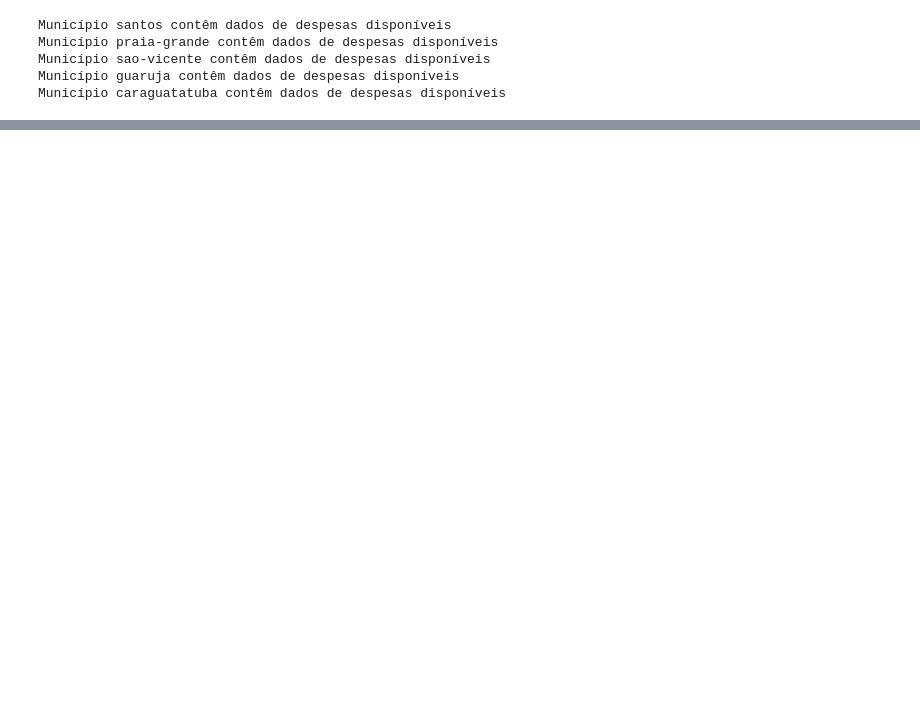
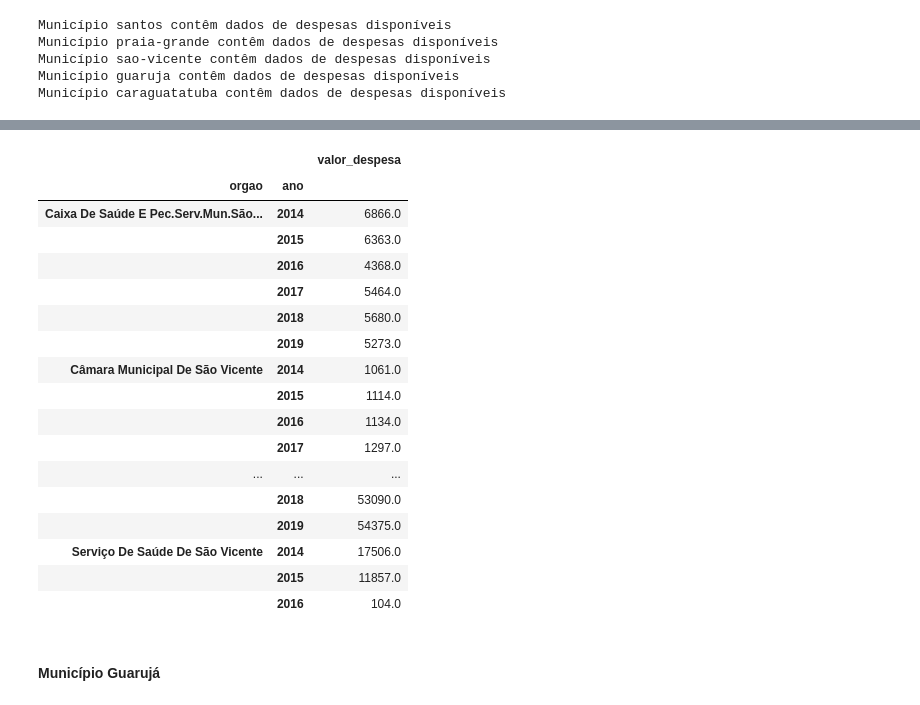
Before and after one commit to jadeSales/projeto_tce, a Jupyter notebook: Projeto/dados_tce.ipynb, the cells around one changed output, grey strips where cells are left out. Cells and saved outputs as stored; diff of their text form; code cells hidden in the pictures; blank space fills up the shorter version.

```diff
--- a/Projeto/dados_tce.ipynb
+++ b/Projeto/dados_tce.ipynb
@@ -197,0 +270,7 @@ df_praia_grande = df_praia_grande.drop(['evento', 'nr_empenho', 'id_fornecedor',
+# %%
+#Chama as funções de transformação
+df_mun_df_sao_vicente = deleta_duplicidade(df_sao_vicente)
+df_mun_df_sao_vicente = deleta_colunas(df_mun_df_sao_vicente)
+df_mun_df_sao_vicente = deleta_linha_vazia(df_mun_df_sao_vicente)
+df_mun_df_sao_vicente = rename_uppercase(df_mun_df_sao_vicente)
+df_mun_df_sao_vicente = renomemar_coluna(df_mun_df_sao_vicente)
@@ -197,0 +298,26 @@ df_praia_grande = df_praia_grande.drop(['evento', 'nr_empenho', 'id_fornecedor',
+# %%
+#Cria novo dataframe visão despesa orgao por ano
+df_despesa_orgaos_sao_vicente = cria_nova_tabela_orgaos(df_mun_df_sao_vicente)
+# %%
+df_despesa_orgaos_sao_vicente
+# %% [output]
+|  |  | valor_despesa |
+| orgao | ano |  |
+| Caixa De Saúde E Pec.Serv.Mun.São... | 2014 | 6866.0 |
+|  | 2015 | 6363.0 |
+|  | 2016 | 4368.0 |
+|  | 2017 | 5464.0 |
+|  | 2018 | 5680.0 |
+|  | 2019 | 5273.0 |
+| Câmara Municipal De São Vicente | 2014 | 1061.0 |
+|  | 2015 | 1114.0 |
+|  | 2016 | 1134.0 |
+|  | 2017 | 1297.0 |
+| ... | ... | ... |
+|  | 2018 | 53090.0 |
+|  | 2019 | 54375.0 |
+| Serviço De Saúde De São Vicente | 2014 | 17506.0 |
+|  | 2015 | 11857.0 |
+|  | 2016 | 104.0 |
+# %% [markdown]
+#### Município Guarujá
```
Also changed, not shown: parts of 52 cells of this notebook.
